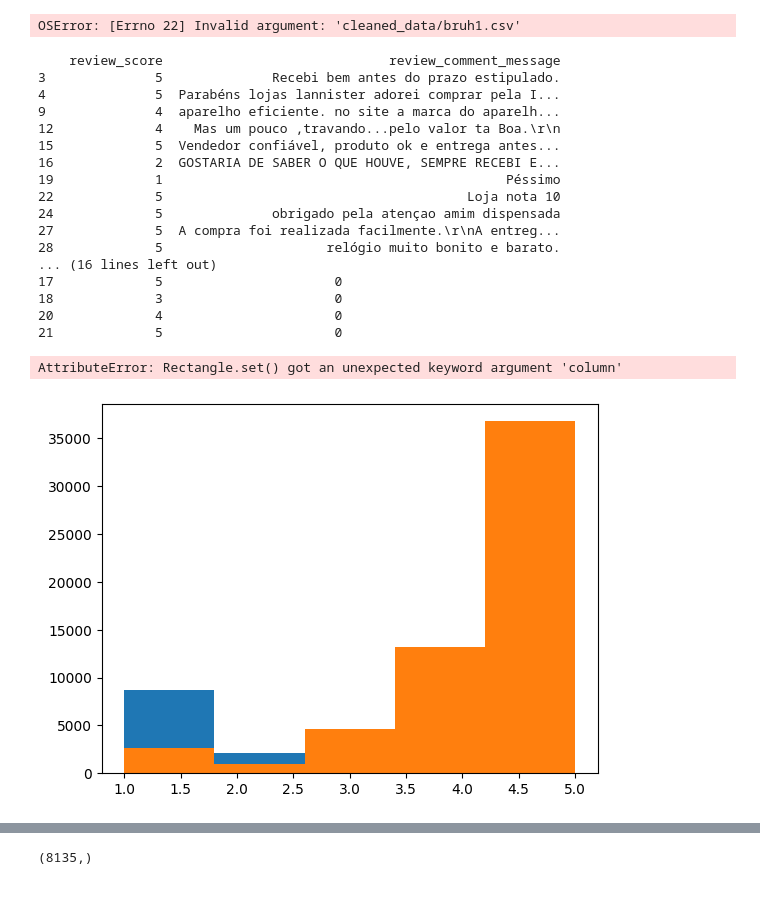
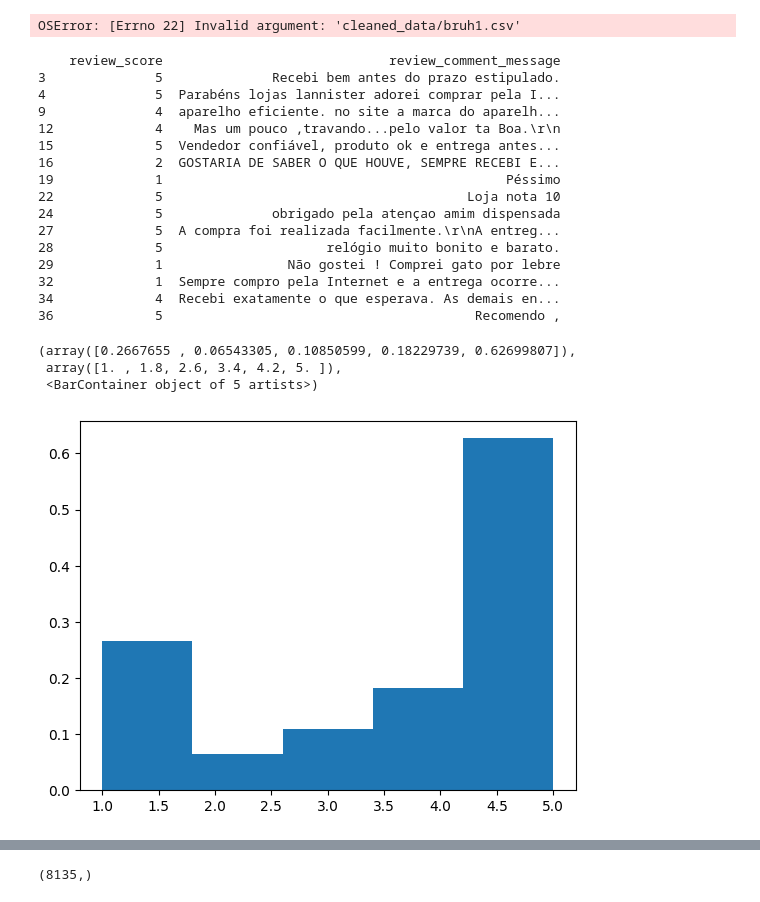
Before and after one commit to jasonhu03/datathon, a Jupyter notebook: datathon.ipynb, the cells around one changed output, grey strips where cells are left out. Saved outputs shown, nothing was run; the diff lists cells and outputs as text; code cells hidden in the pictures.

Commit message:
Separated cleaned review dataframe into dataframe that has no comments and with comments and created histograms of the review

```diff
--- a/datathon.ipynb
+++ b/datathon.ipynb
@@ -144,42 +144,38 @@ OSError: [Errno 22] Invalid argument: 'cleaned_data/bruh1.csv'
 # %%
 order_reviews_clean_df = pd.DataFrame()
 order_reviews_clean_df['review_score'] = order_reviews_df['review_score'].fillna(order_reviews_df['review_score'].mean())
 order_reviews_clean_df['review_comment_message'] = order_reviews_df['review_comment_message'].fillna(0)
 
 order_reviews_clean_df[['review_score', 'review_comment_message']]
 
 l = []
 for i in order_reviews_clean_df['review_comment_message']:
     if i != 0:
         l.append(i)
 
 order_reviews_clean_df[['review_score', 'review_comment_message']]
 
 order_reviews_filtered_df = order_reviews_clean_df[order_reviews_clean_df['review_comment_message'] != 0]
 print(order_reviews_filtered_df.head(15))
-plt.hist(order_reviews_filtered_df['review_score'], bins=5)
-
-
-order_noreviews_filtered_df = order_reviews_clean_df[order_reviews_clean_df['review_comment_message'] == 0]
-print(order_noreviews_filtered_df.head(15))
-plt.hist(order_noreviews_filtered_df['review_score'], bins=5)
+plt.hist(order_reviews_filtered_df['review_score'], density = True, bins=5)
 # %% [output]
     review_score                             review_comment_message
 3              5              Recebi bem antes do prazo estipulado.
 4              5  Parabéns lojas lannister adorei comprar pela I...
 9              4  aparelho eficiente. no site a marca do aparelh...
 12             4    Mas um pouco ,travando...pelo valor ta Boa.\r\n
 15             5  Vendedor confiável, produto ok e entrega antes...
 16             2  GOSTARIA DE SABER O QUE HOUVE, SEMPRE RECEBI E...
 19             1                                            Péssimo
 22             5                                       Loja nota 10
 24             5              obrigado pela atençao amim dispensada
 27             5  A compra foi realizada facilmente.\r\nA entreg...
 28             5                     relógio muito bonito e barato.
-... (16 lines left out)
-17             5                      0
-18             3                      0
-20             4                      0
-21             5                      0
+29             1                Não gostei ! Comprei gato por lebre
+32             1  Sempre compro pela Internet e a entrega ocorre...
+34             4  Recebi exatamente o que esperava. As demais en...
+36             5                                        Recomendo ,
-AttributeError: Rectangle.set() got an unexpected keyword argument 'column'
+(array([0.2667655 , 0.06543305, 0.10850599, 0.18229739, 0.62699807]),
+ array([1. , 1.8, 2.6, 3.4, 4.2, 5. ]),
+ <BarContainer object of 5 artists>)
-[figure, old version]
+[figure, new version]
```
Also changed, not shown: parts of 1 cell of this notebook.
